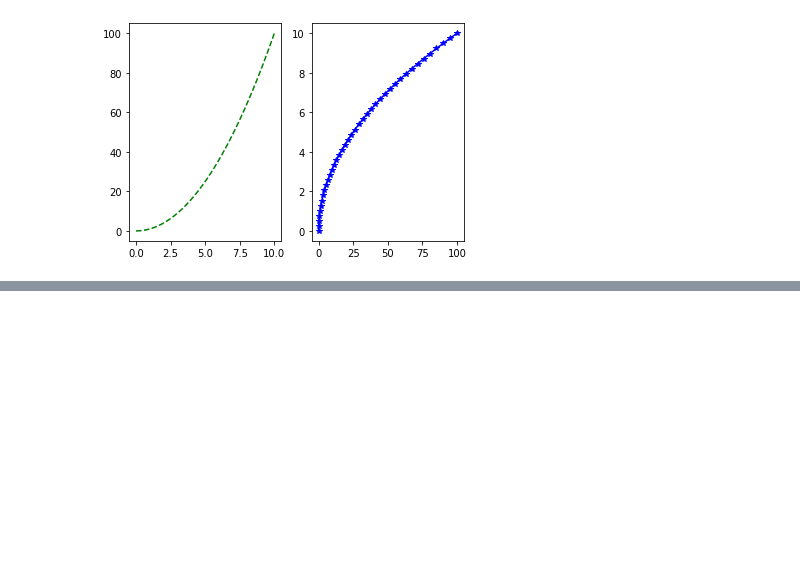
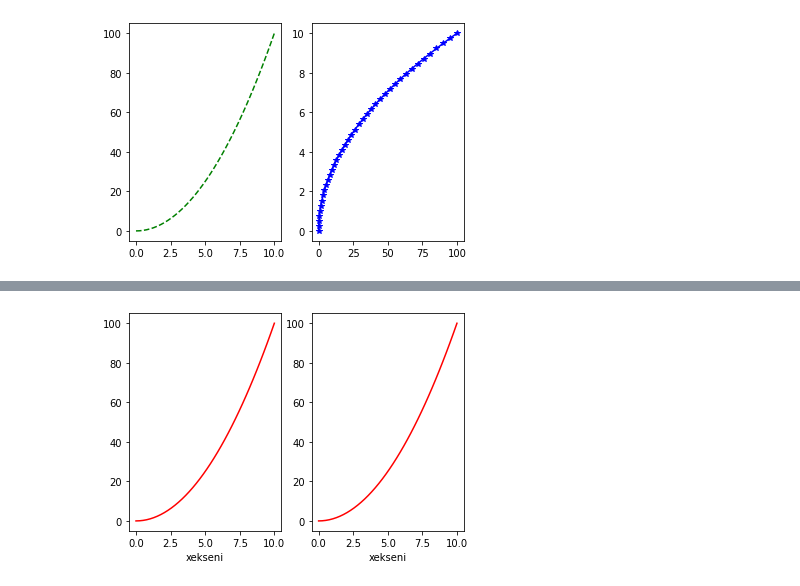
Before and after one commit to bozkurtmert0/python_notlar, a Jupyter notebook: Matplotlib2.ipynb, the cells around one changed output, grey strips where cells are left out. Saved outputs shown, nothing was run; the diff lists cells and outputs as text; code cells hidden in the pictures; blank space fills up the shorter version.

```diff
--- a/Matplotlib2.ipynb
+++ b/Matplotlib2.ipynb
@@ -48,0 +85,11 @@ plt.plot(b_dizisi,a_dizisi,"b-*")
+# %%
+(figure3 , eksen3) = plt.subplots(nrows =1 ,ncols=2) #tuple seklinde eksenle beraber dondurur
+
+
+for eksen in eksen3 :
+  eksen.plot(a_dizisi,b_dizisi,"r")
+  eksen.set_xlabel("xekseni")
+
+plt.tight_layout() #grafikler arasi mesafeyi ayarlar
+# %% [output]
+[figure, added]
```
Also changed, not shown: parts of 4 cells of this notebook.
